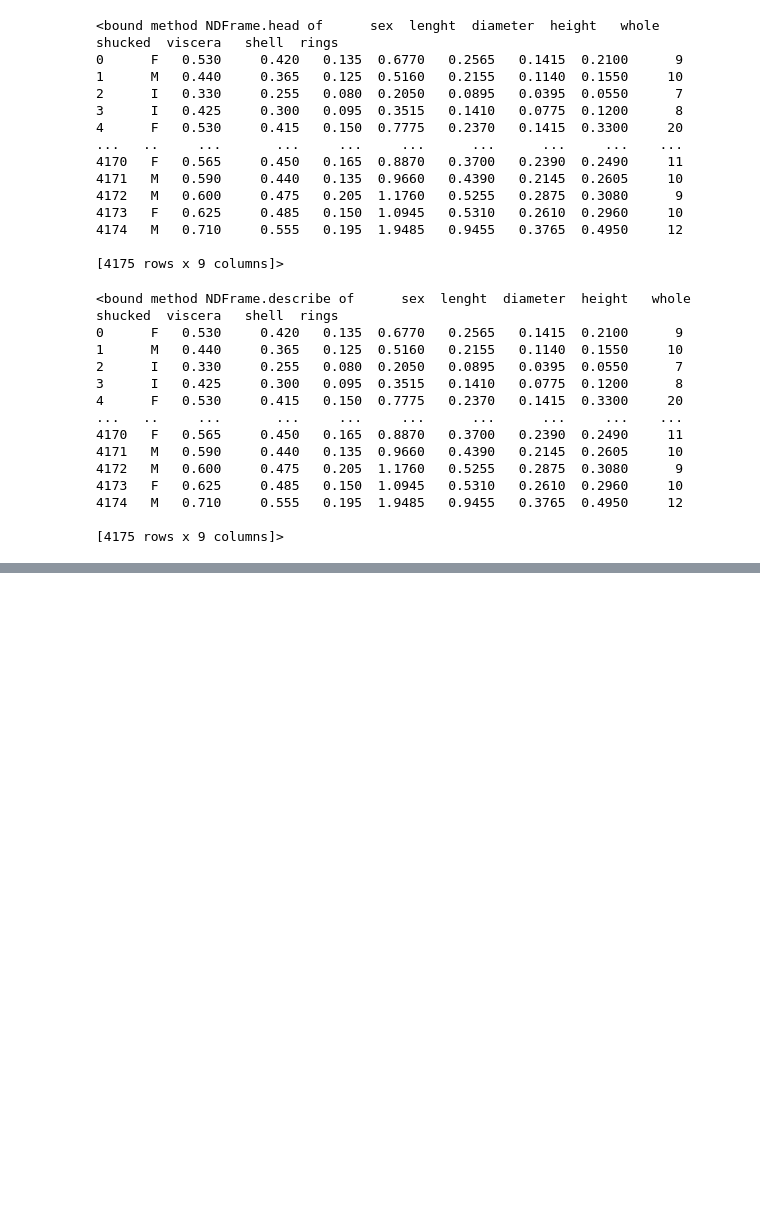
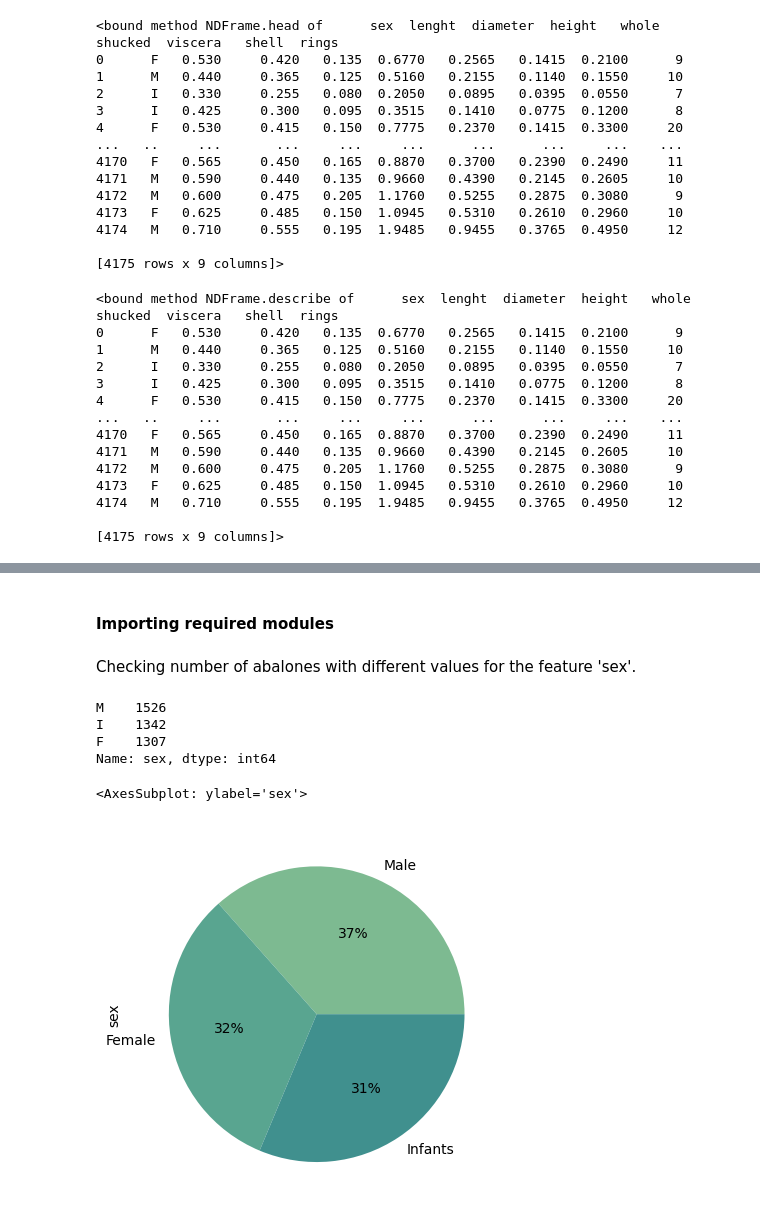
Before and after one commit to LokeshYarramallu/AM_ACM-AI_ML_Models, a Jupyter notebook: SVM/Abalone Age Prediction/abalone_age_prediction.ipynb, the cells around one changed output, grey strips where cells are left out. Cells and saved outputs as stored; diff of their text form; code cells hidden in the pictures; blank space fills up the shorter version.

Commit message:
Update abalone_age_prediction.ipynb
Plotted some graphs for data visualization.

```diff
--- a/SVM/Abalone Age Prediction/abalone_age_prediction.ipynb
+++ b/SVM/Abalone Age Prediction/abalone_age_prediction.ipynb
@@ -45,0 +48,2 @@ df.describe
+# %% [markdown]
+#### Importing required modules
@@ -45,0 +55,14 @@ df.describe
+# %% [markdown]
+Checking number of abalones with different values for the feature 'sex'.
+# %%
+data['sex'].value_counts()
+# %% [output]
+M    1526
+I    1342
+F    1307
+Name: sex, dtype: int64
+# %%
+df['sex'].value_counts().plot.pie(autopct = "%1.0f%%", labels=["Male", "Female", "Infants"], startangle = 0, colors = sns.color_palette("crest"))
+# %% [output]
+<AxesSubplot: ylabel='sex'>
+[figure, added]
```
Also changed, not shown: parts of 7 cells of this notebook.
